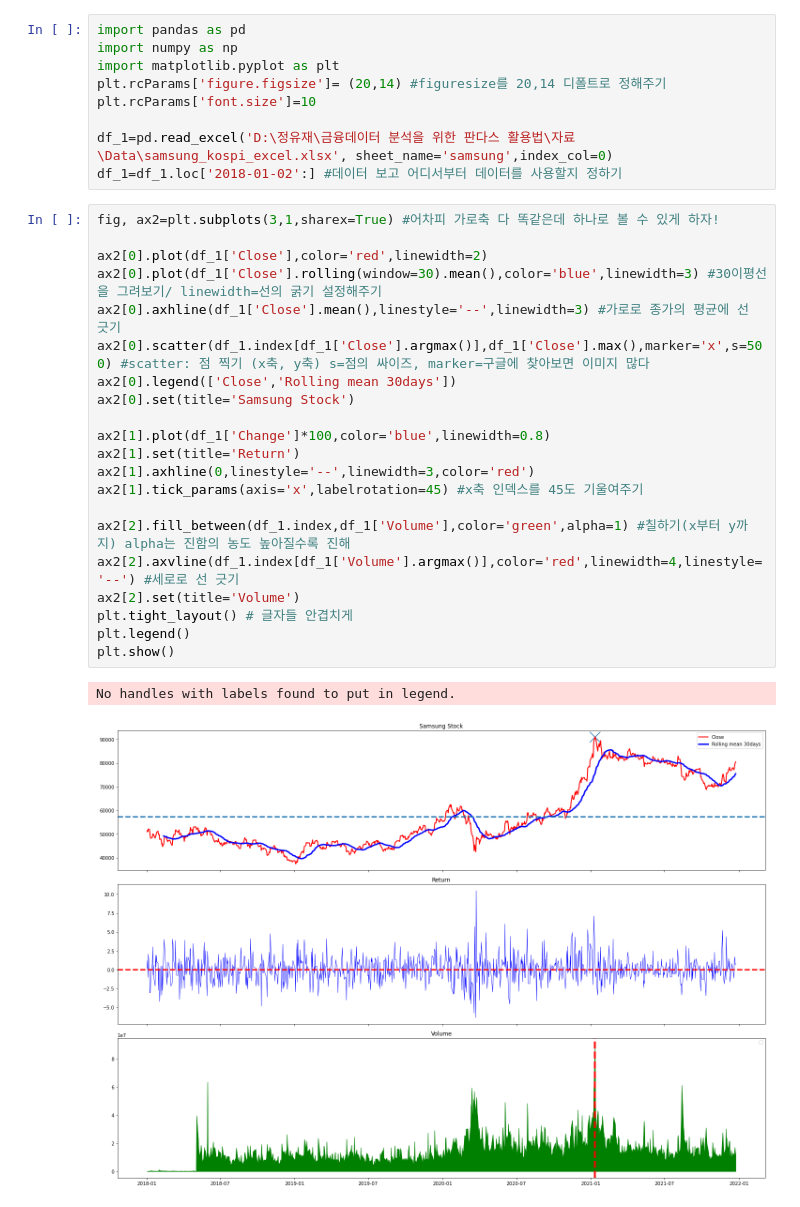
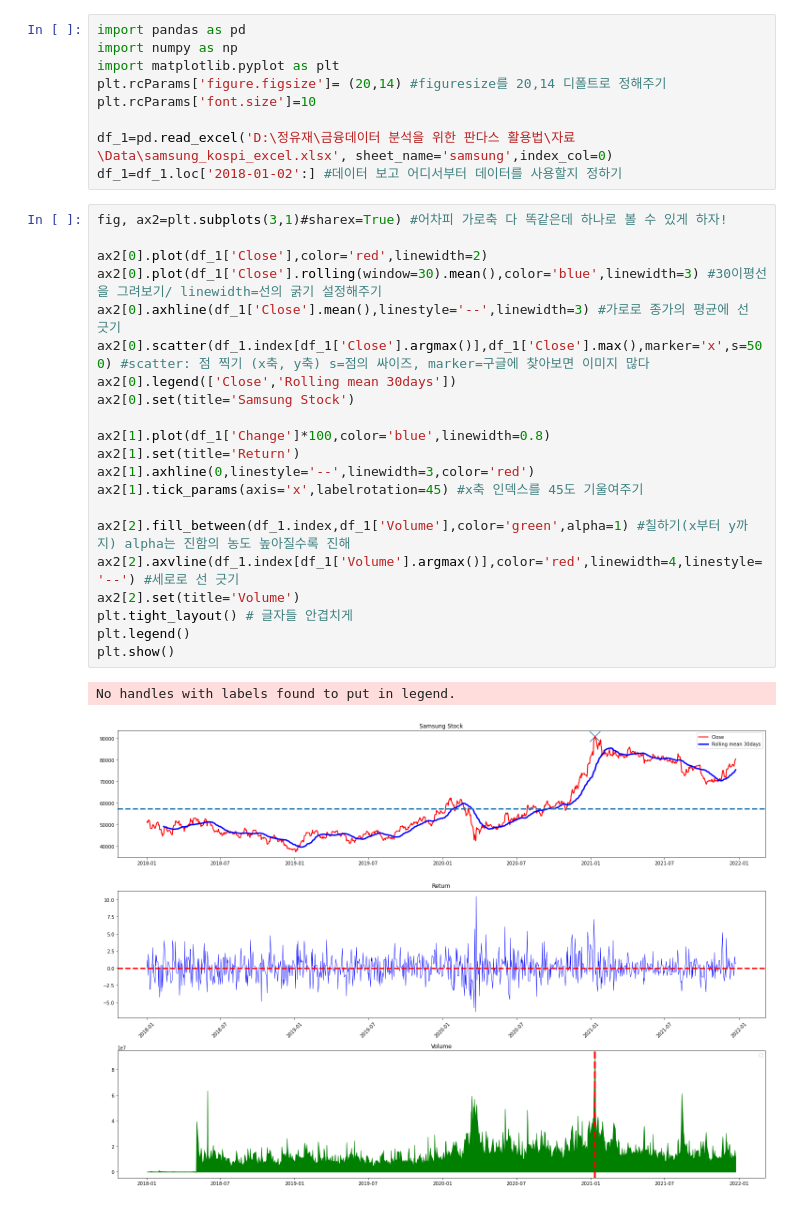
Before and after one commit to JeongYujae/Pandas_10Y-RATE_ETF_DATA, a Jupyter notebook: 시각화.ipynb, the cells around one changed output. Cells and saved outputs as stored; diff of their text form.

```diff
--- a/시각화.ipynb
+++ b/시각화.ipynb
@@ -82,26 +82,26 @@ plt.rcParams['font.size']=10
 df_1=pd.read_excel('D:\정유재\금융데이터 분석을 위한 판다스 활용법\자료\Data\samsung_kospi_excel.xlsx', sheet_name='samsung',index_col=0)
 df_1=df_1.loc['2018-01-02':] #데이터 보고 어디서부터 데이터를 사용할지 정하기
 # %%
-fig, ax2=plt.subplots(3,1,sharex=True) #어차피 가로축 다 똑같은데 하나로 볼 수 있게 하자!
+fig, ax2=plt.subplots(3,1)#sharex=True) #어차피 가로축 다 똑같은데 하나로 볼 수 있게 하자!
 
 ax2[0].plot(df_1['Close'],color='red',linewidth=2)
 ax2[0].plot(df_1['Close'].rolling(window=30).mean(),color='blue',linewidth=3) #30이평선을 그려보기/ linewidth=선의 굵기 설정해주기
 ax2[0].axhline(df_1['Close'].mean(),linestyle='--',linewidth=3) #가로로 종가의 평균에 선 긋기
 ax2[0].scatter(df_1.index[df_1['Close'].argmax()],df_1['Close'].max(),marker='x',s=500) #scatter: 점 찍기 (x축, y축) s=점의 싸이즈, marker=구글에 찾아보면 이미지 많다
 ax2[0].legend(['Close','Rolling mean 30days'])
 ax2[0].set(title='Samsung Stock')
 
 ax2[1].plot(df_1['Change']*100,color='blue',linewidth=0.8)
 ax2[1].set(title='Return')
 ax2[1].axhline(0,linestyle='--',linewidth=3,color='red')
 ax2[1].tick_params(axis='x',labelrotation=45) #x축 인덱스를 45도 기울여주기
 
 ax2[2].fill_between(df_1.index,df_1['Volume'],color='green',alpha=1) #칠하기(x부터 y까지) alpha는 진함의 농도 높아질수록 진해
 ax2[2].axvline(df_1.index[df_1['Volume'].argmax()],color='red',linewidth=4,linestyle='--') #세로로 선 긋기
 ax2[2].set(title='Volume')
 plt.tight_layout() # 글자들 안겹치게
 plt.legend()
 plt.show()
 # %% [output]
 No handles with labels found to put in legend.
-[figure, old version]
+[figure, new version]
```
Also changed, not shown: 2 other files.
